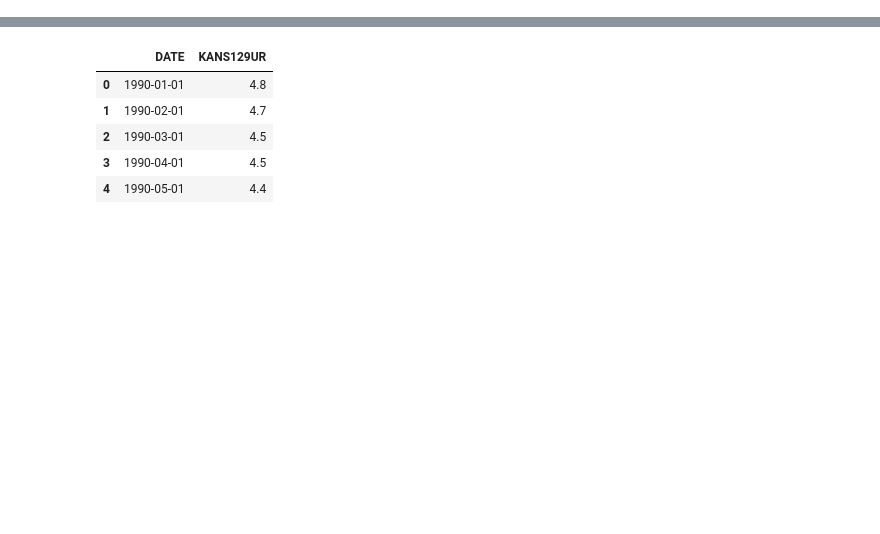
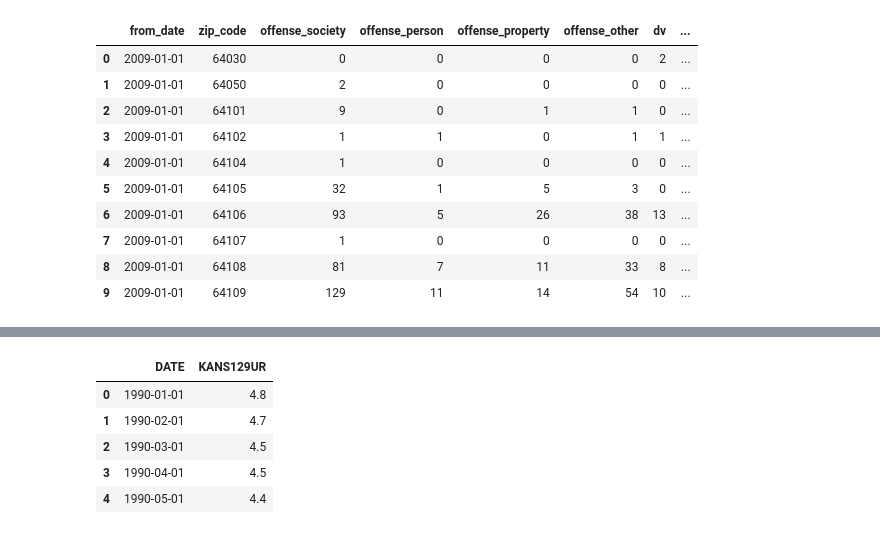
Before and after one commit to eMediaCode/KCAILCrime, a Jupyter notebook: charmon_kcpd_data_prep.ipynb, the cells around one changed output, grey strips where cells are left out. Cells and saved outputs as stored; diff of their text form; code cells hidden in the pictures; blank space fills up the shorter version.

```diff
--- a/charmon_kcpd_data_prep.ipynb
+++ b/charmon_kcpd_data_prep.ipynb
@@ -468,0 +284,55 @@ bppriv = pd.read_csv(data_dir+'KANS129BPPRIV.csv')
+# %%
+# Now, since we want to analyze the KCPD data for crimes per zipcode per month,
+# it makes sense to roll up the data to the zipcode-month level.
+# This function will handle that.
+
+import datetime
+
+def kcpd_rollup_monthly_by_zip(df) :
+    """Rolls up KCPD crime data by month and zip code."""
+
+
+    df['from_date'] = df['from_date'].values.astype('datetime64[M]')
+
+    grouped = df.groupby(['from_date','zip_code']).agg({
+                                                        "offense_society": "sum", "offense_person": "sum",
+                                                        "offense_property": "sum", "offense_other": "sum",
+                                                        "dvflag": "sum", "firearm_used": "sum"
+                                                    })
+    grouped.columns = ['offense_society','offense_person','offense_property',
+                       'offense_other','dv','firearm']
+
+    grouped['offense_total'] = (
+        grouped['offense_society']
+        + grouped['offense_person']
+        + grouped['offense_property']
+        + grouped['offense_other']
+    )
+
+    return grouped
+# %%
+# Run the cleaned KCPD dataset through the rollup function
+kcpd_agged = kcpd_rollup_monthly_by_zip(kcpd_clean_full)
+
+# DataFrame.groupby results in hierarchical index, don't want that
+# right now so resetting index on the dataframe
+kcpd_agged.reset_index(inplace=True)
+
+# add fields for year, month, & quarter (need these to join other datasets)
+kcpd_agged['year'] = kcpd_agged['from_date'].dt.year
+kcpd_agged['month'] = kcpd_agged['from_date'].dt.month
+kcpd_agged['quarter'] = kcpd_agged['from_date'].dt.quarter
+
+kcpd_agged.head(10)
+# %% [output]
+|  | from_date | zip_code | offense_society | offense_person | offense_property | offense_other | dv | ... |
+| 0 | 2009-01-01 | 64030 | 0 | 0 | 0 | 0 | 2 | ... |
+| 1 | 2009-01-01 | 64050 | 2 | 0 | 0 | 0 | 0 | ... |
+| 2 | 2009-01-01 | 64101 | 9 | 0 | 1 | 1 | 0 | ... |
+| 3 | 2009-01-01 | 64102 | 1 | 1 | 0 | 1 | 1 | ... |
+| 4 | 2009-01-01 | 64104 | 1 | 0 | 0 | 0 | 0 | ... |
+| 5 | 2009-01-01 | 64105 | 32 | 1 | 5 | 3 | 0 | ... |
+| 6 | 2009-01-01 | 64106 | 93 | 5 | 26 | 38 | 13 | ... |
+| 7 | 2009-01-01 | 64107 | 1 | 0 | 0 | 0 | 0 | ... |
+| 8 | 2009-01-01 | 64108 | 81 | 7 | 11 | 33 | 8 | ... |
+| 9 | 2009-01-01 | 64109 | 129 | 11 | 14 | 54 | 10 | ... |
```
Also changed, not shown: parts of 58 cells of this notebook.
